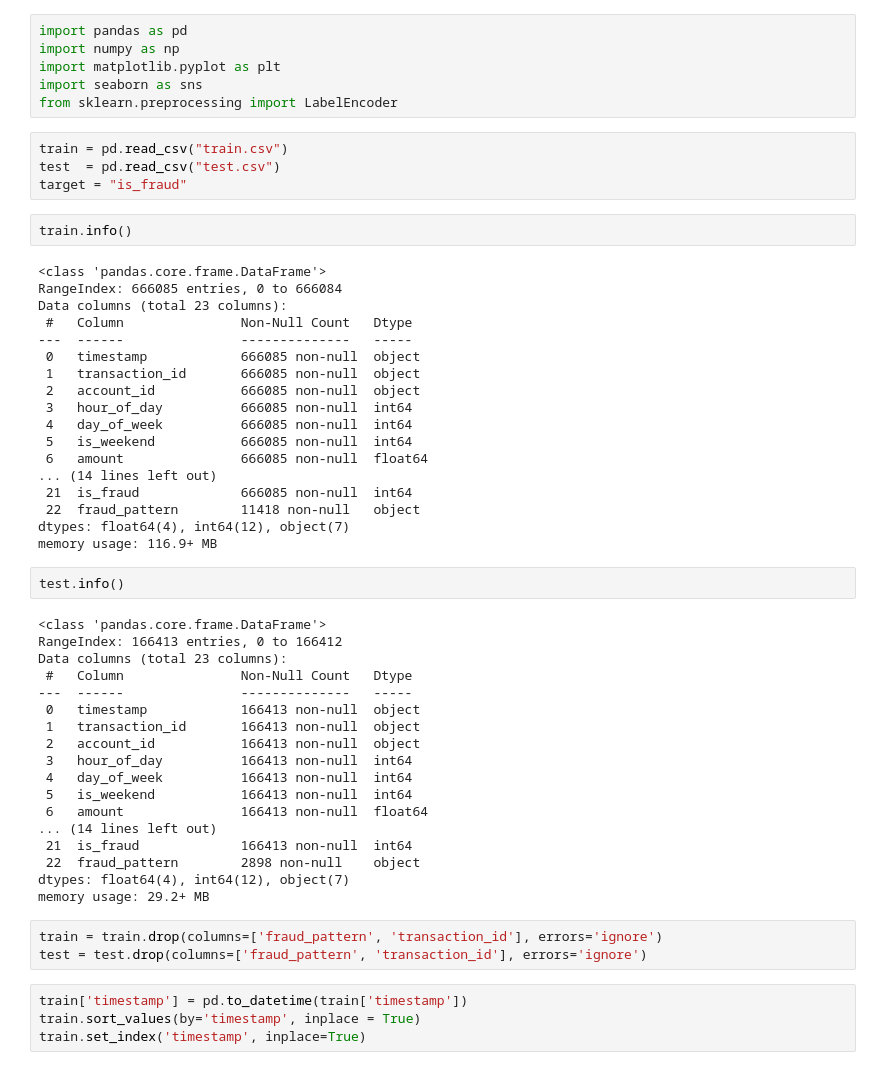
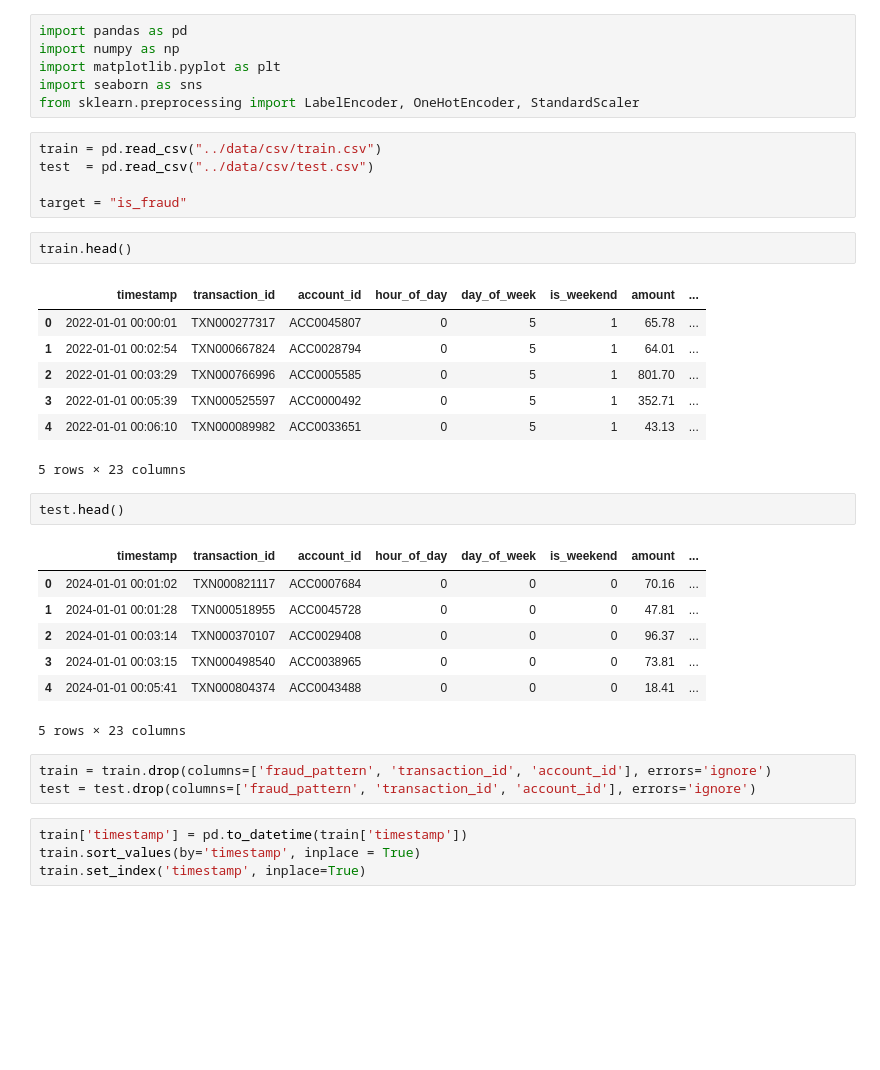
Before and after one commit to huyvietbui1806/mlops-project, a Jupyter notebook: notebooks/FeatureEngineering.ipynb, the cells around one changed output. Drawn from its saved outputs; the diff is of its cells as text; blank space fills up the shorter version.

```diff
--- a/notebooks/FeatureEngineering.ipynb
+++ b/notebooks/FeatureEngineering.ipynb
@@ -3,54 +3,35 @@ import pandas as pd
 import numpy as np
 import matplotlib.pyplot as plt
 import seaborn as sns
-from sklearn.preprocessing import LabelEncoder
+from sklearn.preprocessing import LabelEncoder, OneHotEncoder, StandardScaler
 # %%
-train = pd.read_csv("train.csv")
-test  = pd.read_csv("test.csv")
+train = pd.read_csv("../data/csv/train.csv")
+test  = pd.read_csv("../data/csv/test.csv")
+
 target = "is_fraud"
 # %%
-train.info()
+train.head()
 # %% [output]
+|  | timestamp | transaction_id | account_id | hour_of_day | day_of_week | is_weekend | amount | ... |
+| 0 | 2022-01-01 00:00:01 | TXN000277317 | ACC0045807 | 0 | 5 | 1 | 65.78 | ... |
+| 1 | 2022-01-01 00:02:54 | TXN000667824 | ACC0028794 | 0 | 5 | 1 | 64.01 | ... |
+| 2 | 2022-01-01 00:03:29 | TXN000766996 | ACC0005585 | 0 | 5 | 1 | 801.70 | ... |
+| 3 | 2022-01-01 00:05:39 | TXN000525597 | ACC0000492 | 0 | 5 | 1 | 352.71 | ... |
+| 4 | 2022-01-01 00:06:10 | TXN000089982 | ACC0033651 | 0 | 5 | 1 | 43.13 | ... |
-<class 'pandas.core.frame.DataFrame'>
-RangeIndex: 666085 entries, 0 to 666084
-Data columns (total 23 columns):
- #   Column               Non-Null Count   Dtype
----  ------               --------------   -----
- 0   timestamp            666085 non-null  object
- 1   transaction_id       666085 non-null  object
- 2   account_id           666085 non-null  object
- 3   hour_of_day          666085 non-null  int64
- 4   day_of_week          666085 non-null  int64
- 5   is_weekend           666085 non-null  int64
- 6   amount               666085 non-null  float64
-... (14 lines left out)
- 21  is_fraud             666085 non-null  int64
- 22  fraud_pattern        11418 non-null   object
-dtypes: float64(4), int64(12), object(7)
-memory usage: 116.9+ MB
+5 rows × 23 columns
 # %%
-test.info()
+test.head()
 # %% [output]
+|  | timestamp | transaction_id | account_id | hour_of_day | day_of_week | is_weekend | amount | ... |
+| 0 | 2024-01-01 00:01:02 | TXN000821117 | ACC0007684 | 0 | 0 | 0 | 70.16 | ... |
+| 1 | 2024-01-01 00:01:28 | TXN000518955 | ACC0045728 | 0 | 0 | 0 | 47.81 | ... |
+| 2 | 2024-01-01 00:03:14 | TXN000370107 | ACC0029408 | 0 | 0 | 0 | 96.37 | ... |
+| 3 | 2024-01-01 00:03:15 | TXN000498540 | ACC0038965 | 0 | 0 | 0 | 73.81 | ... |
+| 4 | 2024-01-01 00:05:41 | TXN000804374 | ACC0043488 | 0 | 0 | 0 | 18.41 | ... |
-<class 'pandas.core.frame.DataFrame'>
-RangeIndex: 166413 entries, 0 to 166412
-Data columns (total 23 columns):
- #   Column               Non-Null Count   Dtype
----  ------               --------------   -----
- 0   timestamp            166413 non-null  object
- 1   transaction_id       166413 non-null  object
- 2   account_id           166413 non-null  object
- 3   hour_of_day          166413 non-null  int64
- 4   day_of_week          166413 non-null  int64
- 5   is_weekend           166413 non-null  int64
- 6   amount               166413 non-null  float64
-... (14 lines left out)
- 21  is_fraud             166413 non-null  int64
- 22  fraud_pattern        2898 non-null    object
-dtypes: float64(4), int64(12), object(7)
-memory usage: 29.2+ MB
+5 rows × 23 columns
 # %%
-train = train.drop(columns=['fraud_pattern', 'transaction_id'], errors='ignore')
-test = test.drop(columns=['fraud_pattern', 'transaction_id'], errors='ignore')
+train = train.drop(columns=['fraud_pattern', 'transaction_id', 'account_id'], errors='ignore')
+test = test.drop(columns=['fraud_pattern', 'transaction_id', 'account_id'], errors='ignore')
 # %%
 train['timestamp'] = pd.to_datetime(train['timestamp'])
 train.sort_values(by='timestamp', inplace = True)
```
Also changed, not shown: parts of 19 cells of this notebook.
